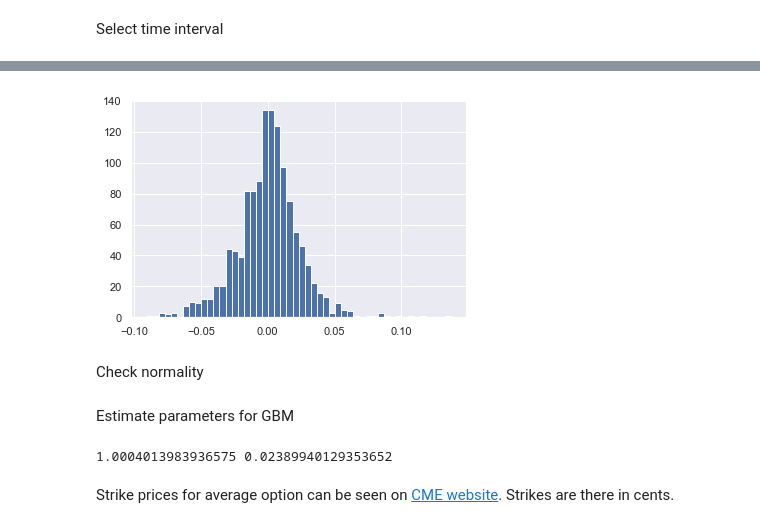
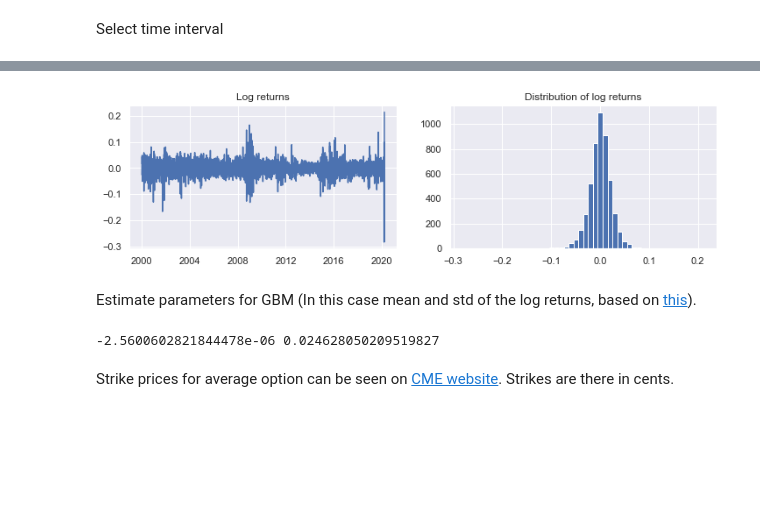
Before and after one commit to sedlakp/exotic-options-simulations, a Jupyter notebook: wti_oil_futures.ipynb, the cells around one changed output, grey strips where cells are left out. Saved outputs shown, nothing was run; the diff lists cells and outputs as text; code cells hidden in the pictures; blank space fills up the shorter version.

Commit message:
Estimate average option price with GBM

```diff
--- a/wti_oil_futures.ipynb
+++ b/wti_oil_futures.ipynb
@@ -109,7 +72,0 @@ plt.show()
-# %%
-plt.hist(lrets,bins=50)
-plt.show()
-# %% [output]
-[figure, removed]
-# %% [markdown]
-Check normality
@@ -118,11 +73,22 @@ from helper_functions.evaluate_timeseries import evaluate_ts_data
-# %% [markdown]
-Estimate parameters for GBM
-# %%
-sample_mean_returns = np.mean(rets)
-sample_volatility_returns = np.std(rets)
-print(sample_mean_returns, sample_volatility_returns)
-# %% [output]
-1.0004013983936575 0.02389940129353652
+# %%
+fig, (ax1,ax2) = plt.subplots(1,2, figsize=(12,3))
+ax1.set_title("Log returns")
+ax1.plot(lrets)
+ax2.set_title("Distribution of log returns")
+ax2.hist(lrets,bins=50)
+plt.show()
+# %% [output]
+[figure, added]
+# %% [markdown]
+Estimate parameters for GBM
+(In this case mean and std of the log returns, based on [this](https://quant.stackexchange.com/questions/35194/estimating-the-historical-drift-and-volatility)).
+# %%
+# these values are calculated from all data since 2000
+sample_mean_returns = np.mean(lrets)
+sample_std_returns = np.std(lrets)
+print(sample_mean_returns, sample_std_returns)
+# %% [output]
+-2.5600602821844478e-06 0.024628050209519827
 # %% [markdown]
 Strike prices for average option can be seen on [CME website](https://www.cmegroup.com/trading/energy/crude-oil/west-texas-intermediate-wti-crude-oil-calendar-swap-futures_quotes_settlements_options.html?optionProductId=2767&optionExpiration=2767-H0#optionProductId=2767&optionExpiration=2767-H0&tradeDate=03%2F23%2F2020). Strikes are there in cents.
 # %%
```
Also changed, not shown: parts of 13 cells of this notebook.
